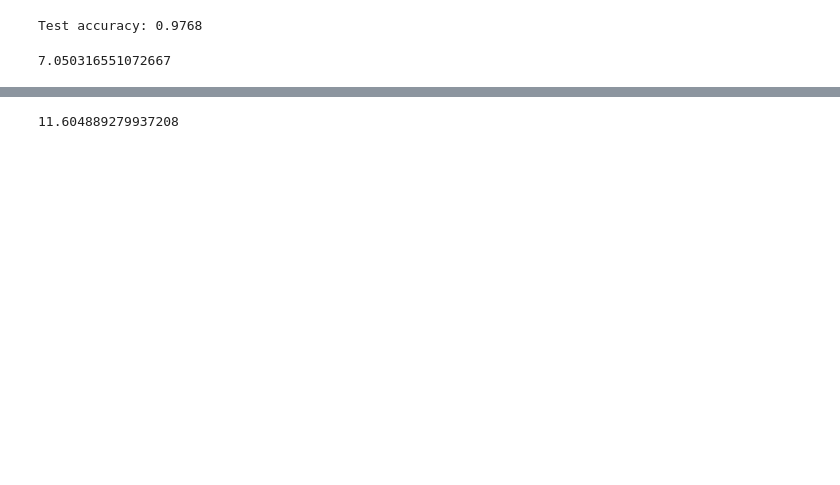
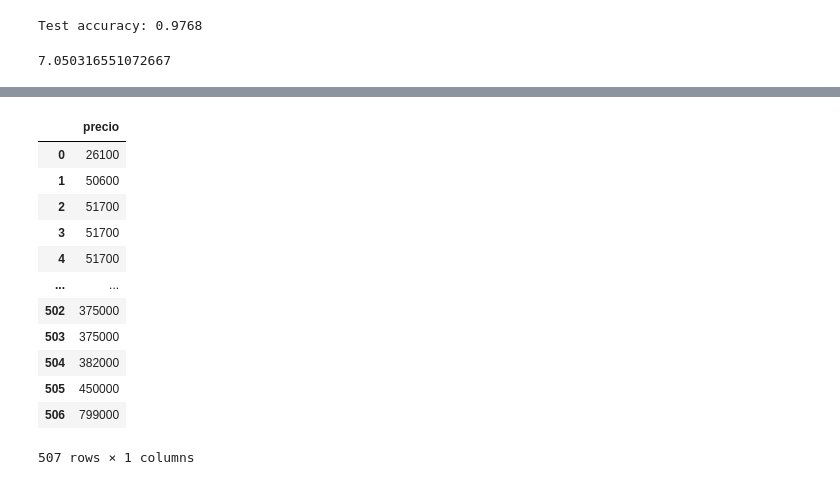
Before and after one commit to Gbau11/Analisis-de-la-vivienda-Idealista, a Jupyter notebook: jupyter/modelo_tasacion/modelo_tasacion - copia.ipynb, the cells around one changed output, grey strips where cells are left out. Cells and saved outputs as stored; diff of their text form; code cells hidden in the pictures; blank space fills up the shorter version.

```diff
--- a/jupyter/modelo_tasacion/modelo_tasacion - copia.ipynb
+++ b/jupyter/modelo_tasacion/modelo_tasacion - copia.ipynb
@@ -433,4 +419,0 @@ Test accuracy: 0.9371
-# %%
-mse(y1_pred, y1, squared=False)*100/df1.precio.mean()
-# %% [output]
-11.604889279937208
@@ -436,0 +428,16 @@ mse(y1_pred, y1, squared=False)*100/df1.precio.mean()
+# %%
+y1
+# %% [output]
+|  | precio |
+| 0 | 26100 |
+| 1 | 50600 |
+| 2 | 51700 |
+| 3 | 51700 |
+| 4 | 51700 |
+| ... | ... |
+| 502 | 375000 |
+| 503 | 375000 |
+| 504 | 382000 |
+| 505 | 450000 |
+| 506 | 799000 |
+507 rows × 1 columns
```
Also changed, not shown: parts of 65 cells of this notebook.
